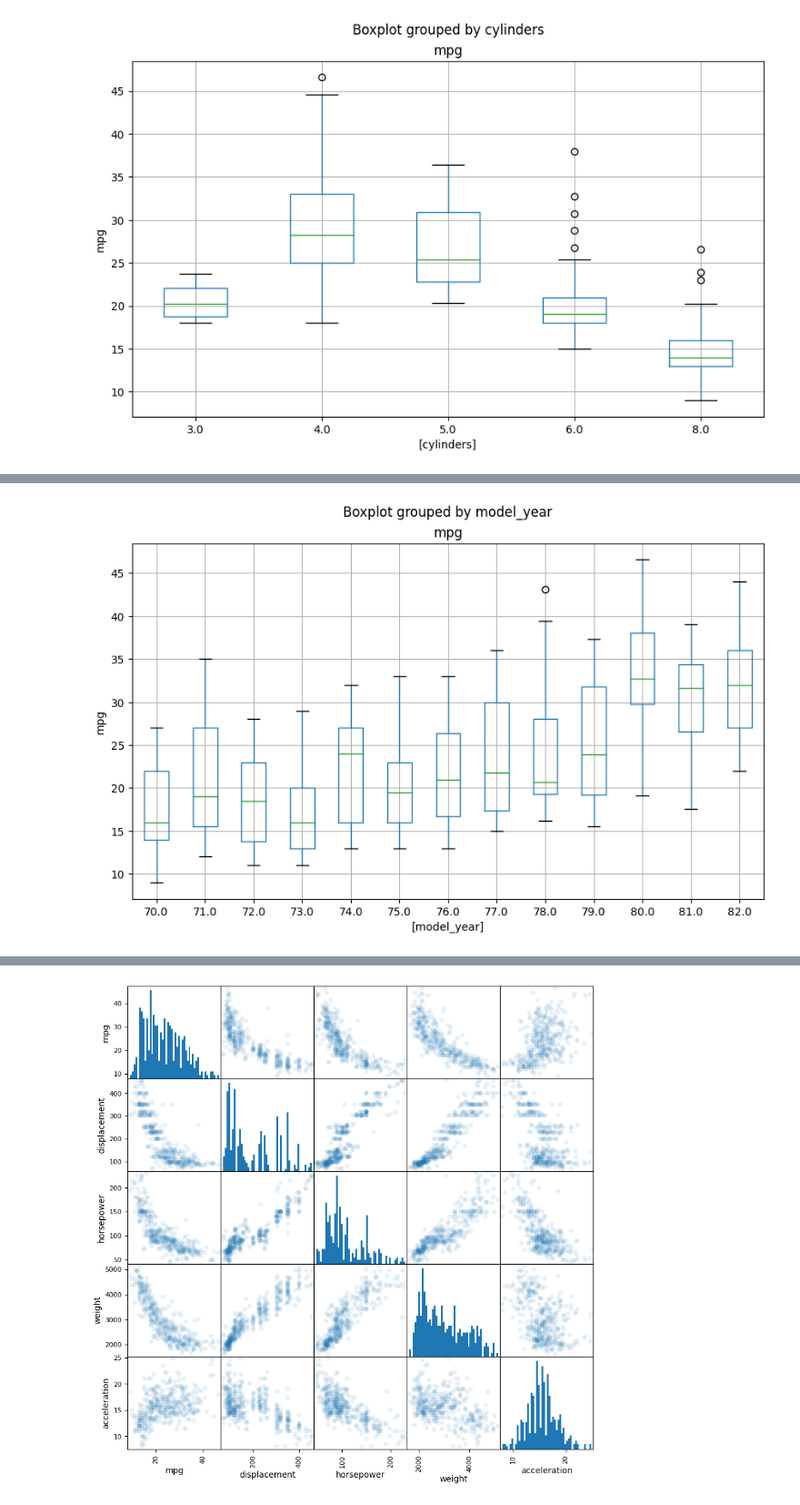
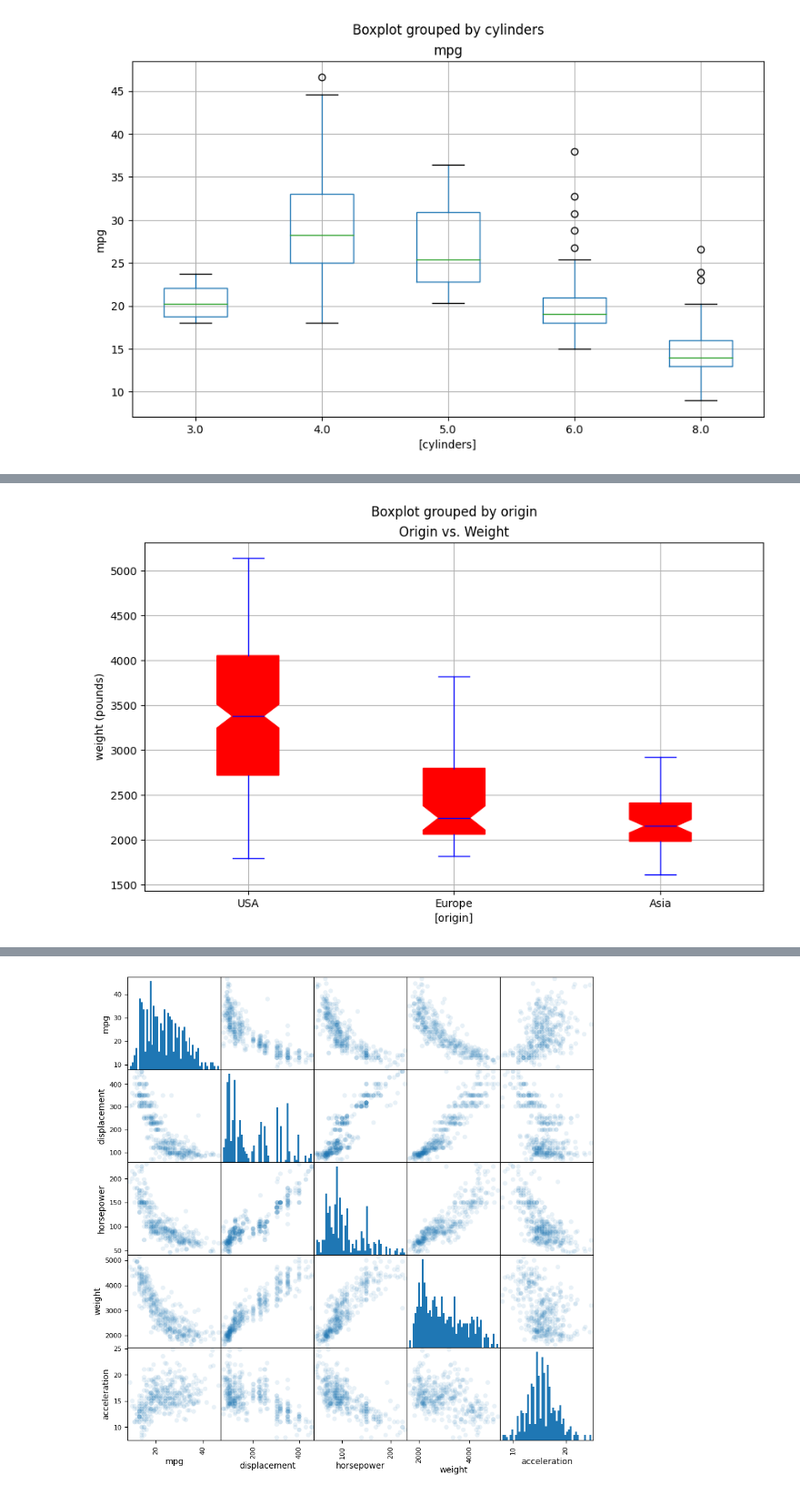
Before and after one commit to RuizeMa666/DATA1030_Midterm_Project, a Jupyter notebook: Auto_mpg.ipynb, the cells around one changed output, grey strips where cells are left out. Shown at 91% size. Cells and saved outputs as stored; diff of their text form; code cells hidden in the pictures.

```diff
--- a/Auto_mpg.ipynb
+++ b/Auto_mpg.ipynb
@@ -178,6 +183,12 @@ plt.show()
-# %%
-data1[['mpg','model_year']].boxplot(by='model_year',figsize=(10, 6))
-plt.ylabel('mpg')
-plt.show()
-# %% [output]
-[figure, removed]
+# %%
+box = data1[['weight','origin']].boxplot(by='origin',figsize=(10, 6), notch=True, patch_artist=True,
+                                         boxprops=dict(facecolor='red', color='red'),
+                                        medianprops=dict(color='blue'),
+                                        whiskerprops=dict(color='blue'),
+                                        capprops=dict(color='blue'))
+plt.xticks([1, 2, 3], ['USA', 'Europe', 'Asia'])
+plt.title('Origin vs. Weight')
+plt.ylabel('weight (pounds)')
+plt.show()
+# %% [output]
+[figure, added]
```
Also changed, not shown: parts of 9 cells of this notebook.
